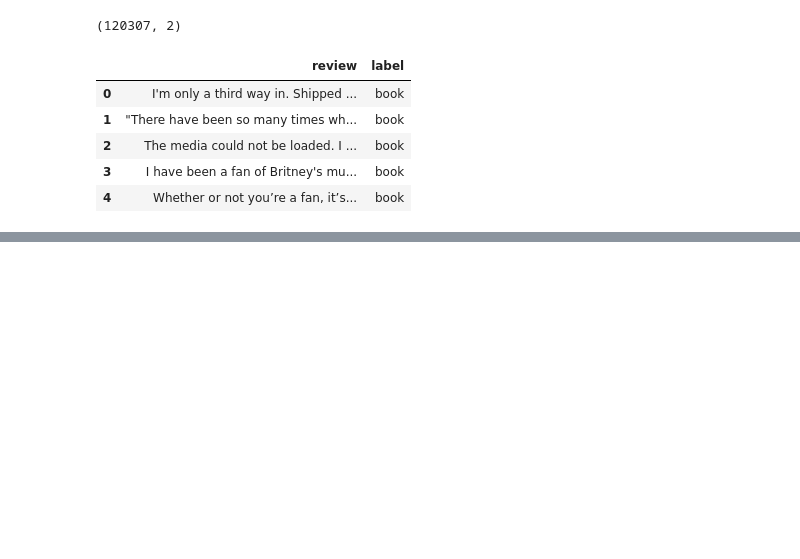
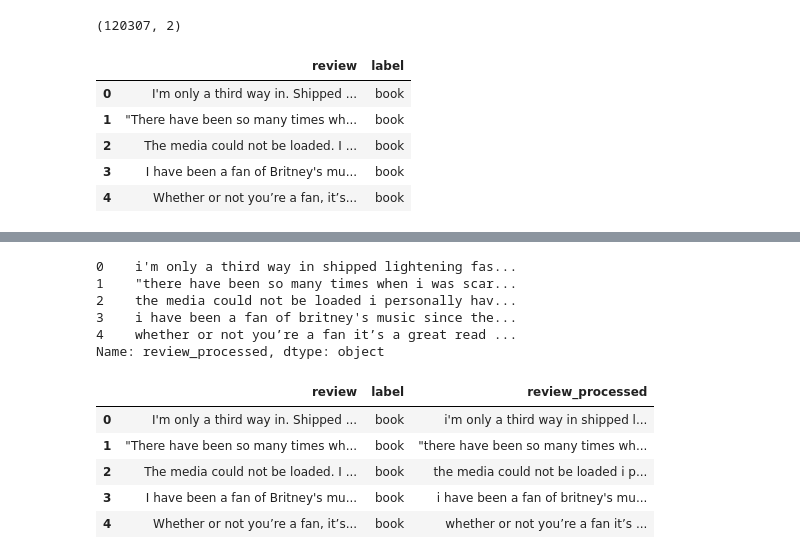
Before and after one commit to Sleamer88/Text_Mining_AI, a Jupyter notebook: Lab_Assignments/project/project_notebook.ipynb, the cells around one changed output, grey strips where cells are left out. Drawn from its saved outputs; the diff is of its cells as text; code cells hidden in the pictures; blank space fills up the shorter version.

```diff
--- a/Lab_Assignments/project/project_notebook.ipynb
+++ b/Lab_Assignments/project/project_notebook.ipynb
@@ -26,0 +46,24 @@ df.head()
+# %%
+df['review_processed'] = df['review'].astype(str).map(lambda x: re.sub(r'[,\.!?]', '', x) if x != 'nan' else '')
+
+# Convert the titles to lowercase
+df['review_processed'] = df['review_processed'].str.lower()
+
+# Print out the first rows of papers
+df['review_processed'].head()
+# %% [output]
+0    i'm only a third way in shipped lightening fas...
+1    "there have been so many times when i was scar...
+2    the media could not be loaded i personally hav...
+3    i have been a fan of britney's music since the...
+4    whether or not you’re a fan it’s a great read ...
+Name: review_processed, dtype: object
+# %%
+df.head()
+# %% [output]
+|  | review | label | review_processed |
+| 0 | I'm only a third way in. Shipped ... | book | i'm only a third way in shipped l... |
+| 1 | "There have been so many times wh... | book | "there have been so many times wh... |
+| 2 | The media could not be loaded. I ... | book | the media could not be loaded i p... |
+| 3 | I have been a fan of Britney's mu... | book | i have been a fan of britney's mu... |
+| 4 | Whether or not you’re a fan, it’s... | book | whether or not you’re a fan it’s ... |
```
Also changed, not shown: parts of 4 cells of this notebook.
